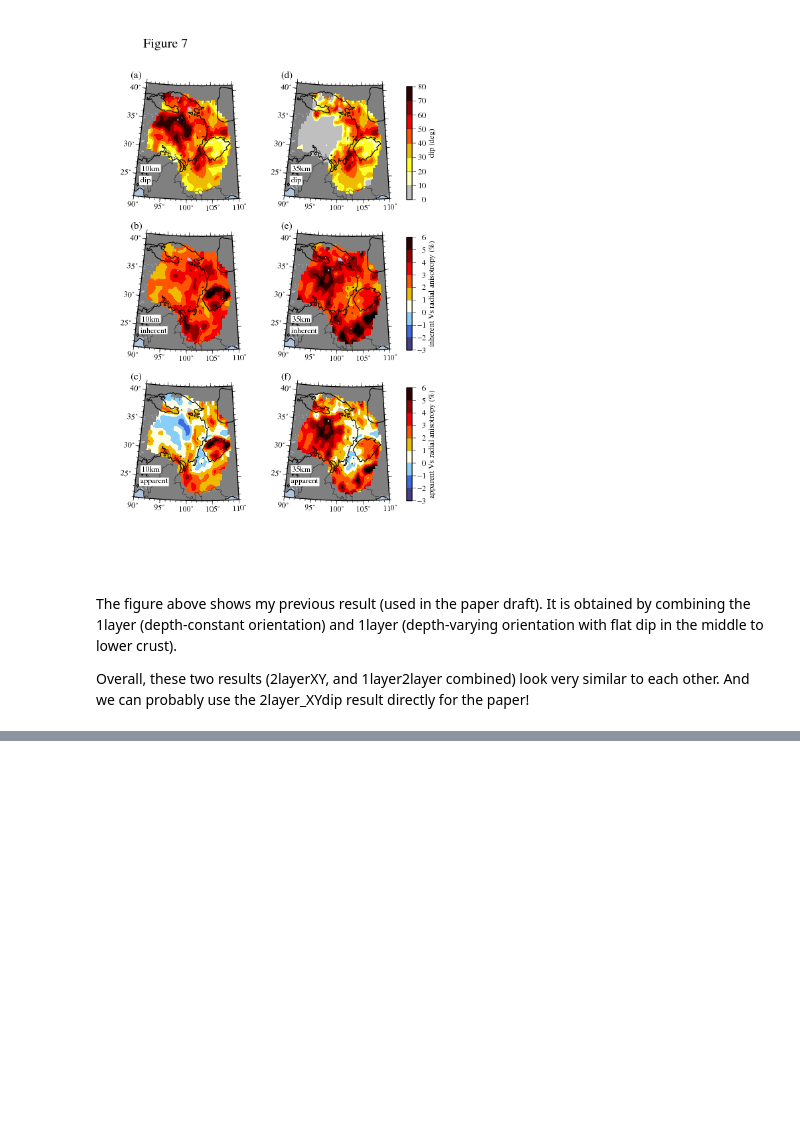
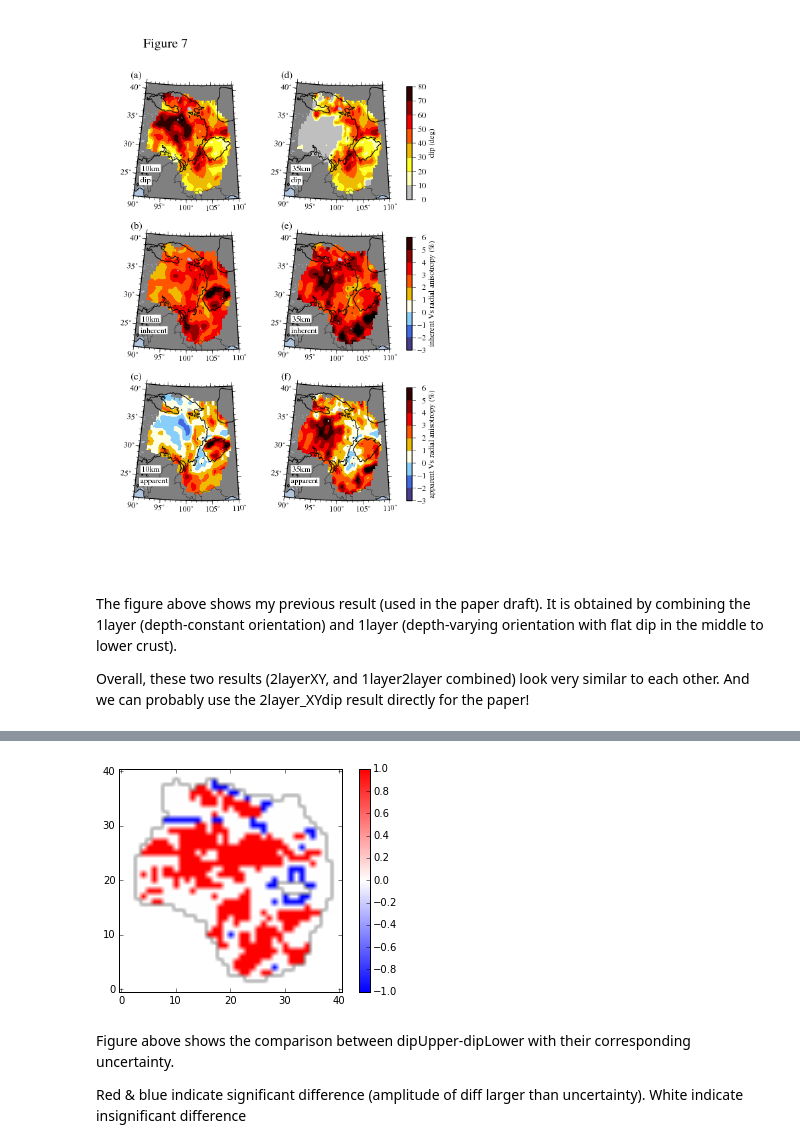
Before and after one commit to jiayixie/jy_prog_janus, a Jupyter notebook: python/Analyze_2layerXYmodel.ipynb, the cells around one changed output, grey strips where cells are left out. Saved outputs shown, nothing was run; the diff lists cells and outputs as text; code cells hidden in the pictures; blank space fills up the shorter version.

Commit message:
Apr14_draft_plot_ipython

```diff
--- a/python/Analyze_2layerXYmodel.ipynb
+++ b/python/Analyze_2layerXYmodel.ipynb
@@ -79,0 +106,56 @@ Overall, these two results (2layerXY, and 1layer2layer combined) look very simil
+# %%
+import numpy as np
+import matplotlib.pyplot as plt
+%matplotlib inline
+# the file that contains the model information at each depth (misfit, gamma, epsi, dip, )
+fileInfo="/projects/jixi7887/work/YunNanTibet/plot/plot_map/para_map_info_inv1/para_map_inv_v1.2.1.scale3.3laytheta.freeta.AZmat.constRA_Tibet_v1_laytheta.20disc.XYdip.aug11.vpvs.3__phigp0.AZcm.txt.depth_value"
+colDip10=65 # the column of dip at 10km depth. starts from 0
+colDip35=105 # at 35km depth
+
+#!head -1 $fileInfo
+
+lonmin = 90.; lonmax=110.; latmin= 21.; latmax=41.; step=0.5
+Nlon=int((lonmax-lonmin)/step+1.001)
+Nlat=int((latmax-latmin)/step+1.001)
+
+def initArray(Nlon,Nlat):
+    aArray=np.empty((Nlat,Nlon))
+    aArray.fill(None)
+    return aArray
+dipLst1=initArray(Nlon,Nlat)
+dipLst2=initArray(Nlon,Nlat)
+dipULst1=initArray(Nlon,Nlat)
+dipULst2=initArray(Nlon,Nlat)
+signLst=initArray(Nlon,Nlat)
+
+dip10Lst=[];
+for line in open(fileInfo):
+    l=line.rstrip().split()
+    lon=float(l[1]); lat=float(l[2])
+    ilon=int((lon-lonmin)/step+0.001)
+    ilat=int((lat-latmin)/step+0.001)
+    dip1=float(l[colDip10]); dipU1=float(l[colDip10+1]) # dip and its uncertainty
+    dip2=float(l[colDip35]); dipU2=float(l[colDip35+1])
+    dipLst1[ilat][ilon]=dip1; dipULst1[ilat][ilon]=dipU1
+    dipLst2[ilat][ilon]=dip2; dipULst2[ilat][ilon]=dipU2
+    diff=dip1-dip2
+    diffUnc=pow(pow(dipU1,2)+pow(dipU2,2),0.5)
+    if(diff>0 and diff>diffUnc):
+        sign=1
+    elif(diff<0 and diff<-diffUnc):
+        sign=-1
+    else:
+        sign=0
+    signLst[ilat][ilon]=sign
+
+
+map1=signLst#dipLst1-dipLst2
+plt.imshow(map1,origin='lower', cmap='bwr')
+plt.colorbar()
+plt.show()
+# %% [output]
+[figure, added]
+# %% [markdown]
+Figure above shows the comparison between dipUpper-dipLower with their corresponding uncertainty.
+
+Red & blue indicate significant difference (amplitude of diff larger than uncertainty). White indicate insignificant difference
```
Also changed, not shown: parts of 11 cells of this notebook, 5 other files.
